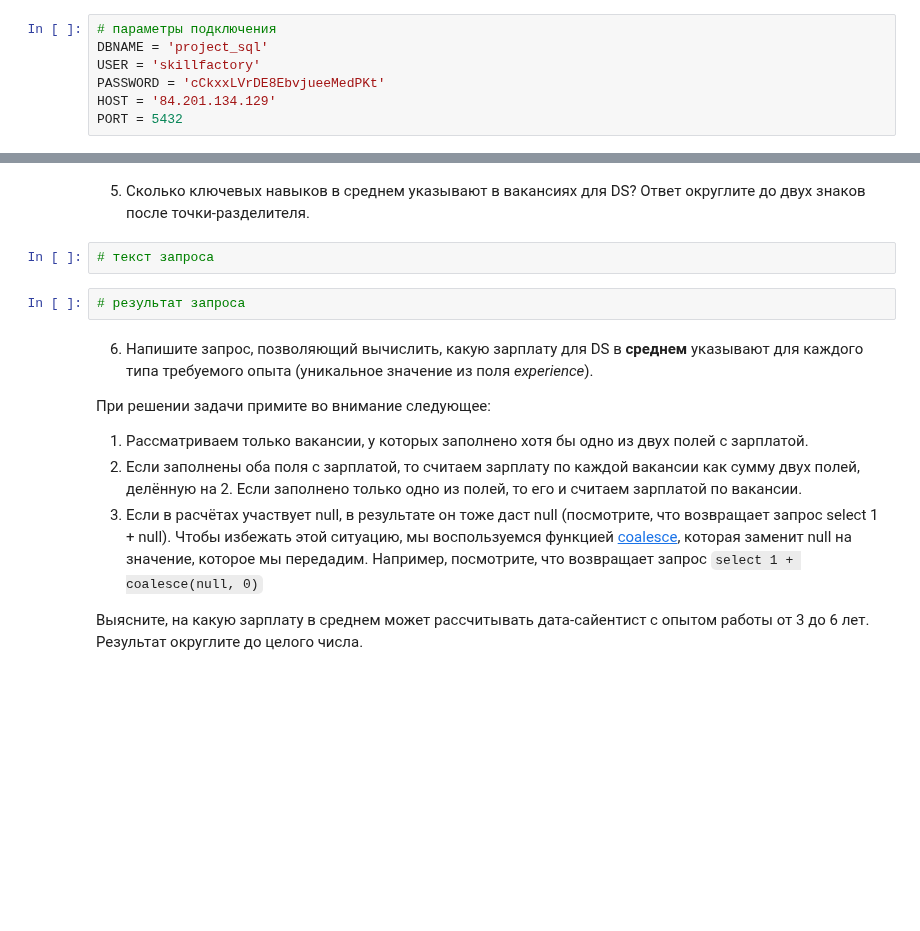
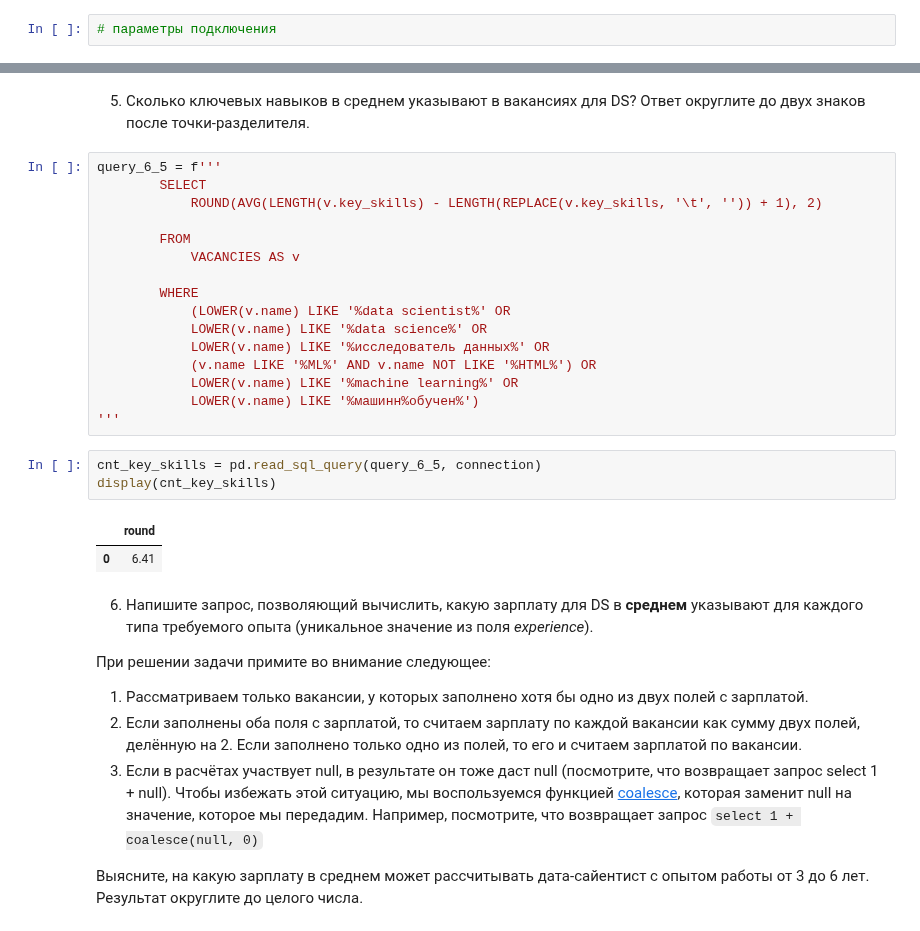
Before and after one commit to rafferti95/st_data_science, a Jupyter notebook: Project 2/popon.ipynb, the cells around one changed output, grey strips where cells are left out. Drawn from its saved outputs; the diff is of its cells as text; blank space fills up the shorter version.

```diff
--- a/Project 2/popon.ipynb
+++ b/Project 2/popon.ipynb
@@ -8,11 +8,6 @@ import psycopg2
 import warnings
 # %%
 # параметры подключения
-DBNAME = 'project_sql'
-USER = 'skillfactory'
-PASSWORD = 'cCkxxLVrDE8EbvjueeMedPKt'
-HOST = '84.201.134.129'
-PORT = 5432
 # %%
 connection = psycopg2.connect(
     dbname=DBNAME,
@@ -624,9 +619,27 @@ display(count_ds_python)
 5. Сколько ключевых навыков в среднем указывают в вакансиях для DS?
 Ответ округлите до двух знаков после точки-разделителя.
 # %%
-# текст запроса
+query_6_5 = f'''
+        SELECT
+            ROUND(AVG(LENGTH(v.key_skills) - LENGTH(REPLACE(v.key_skills, '\t', '')) + 1), 2)
+
+        FROM
+            VACANCIES AS v
+
+        WHERE
+            (LOWER(v.name) LIKE '%data scientist%' OR
+            LOWER(v.name) LIKE '%data science%' OR
+            LOWER(v.name) LIKE '%исследователь данных%' OR
+            (v.name LIKE '%ML%' AND v.name NOT LIKE '%HTML%') OR
+            LOWER(v.name) LIKE '%machine learning%' OR
+            LOWER(v.name) LIKE '%машинн%обучен%')
+'''
 # %%
-# результат запроса
+cnt_key_skills = pd.read_sql_query(query_6_5, connection)
+display(cnt_key_skills)
+# %% [output]
+|  | round |
+| 0 | 6.41 |
 # %% [markdown]
 6. Напишите запрос, позволяющий вычислить, какую зарплату для DS в **среднем** указывают для каждого типа требуемого опыта (уникальное значение из поля *experience*).
 
```
Also changed, not shown: 1 other file.
